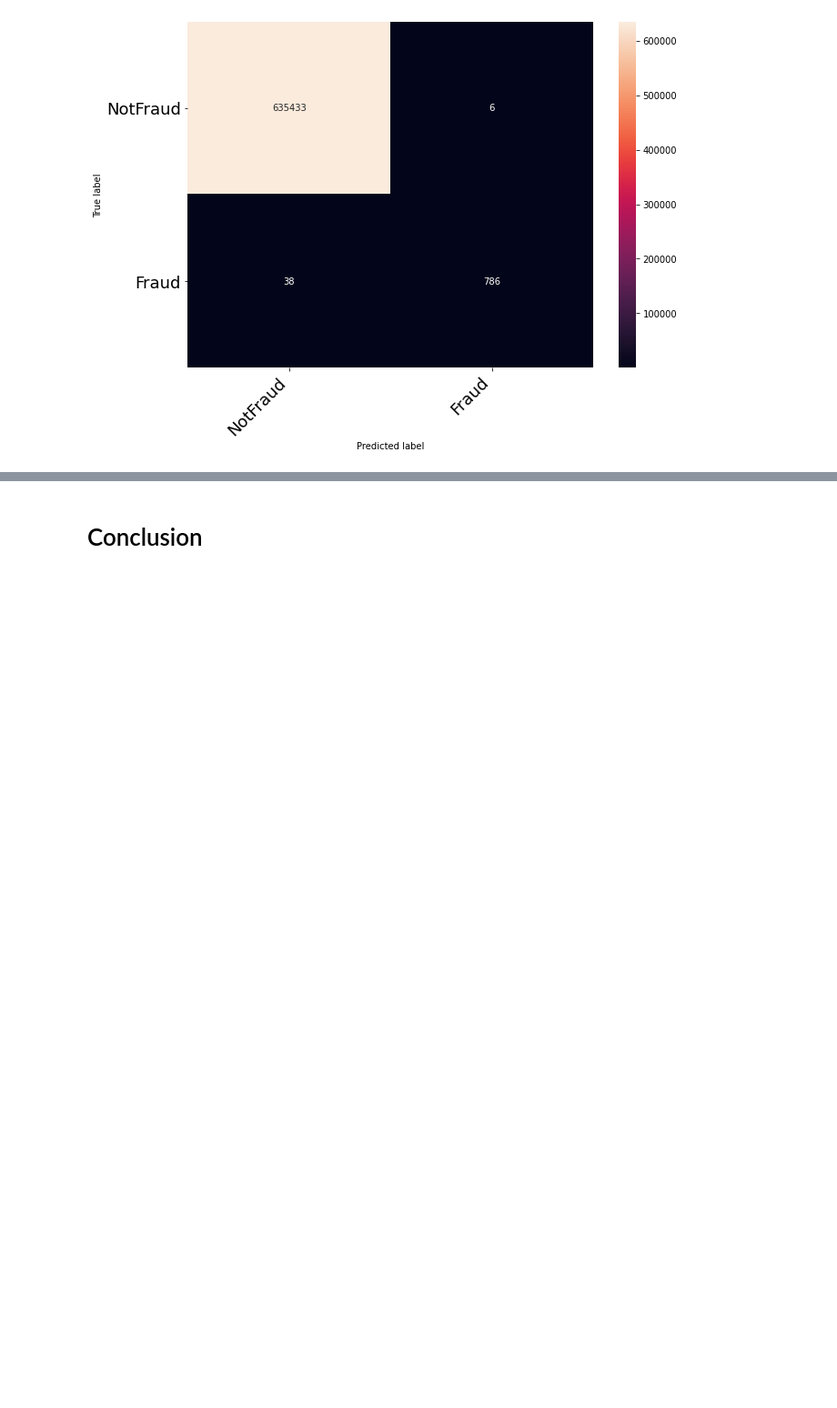
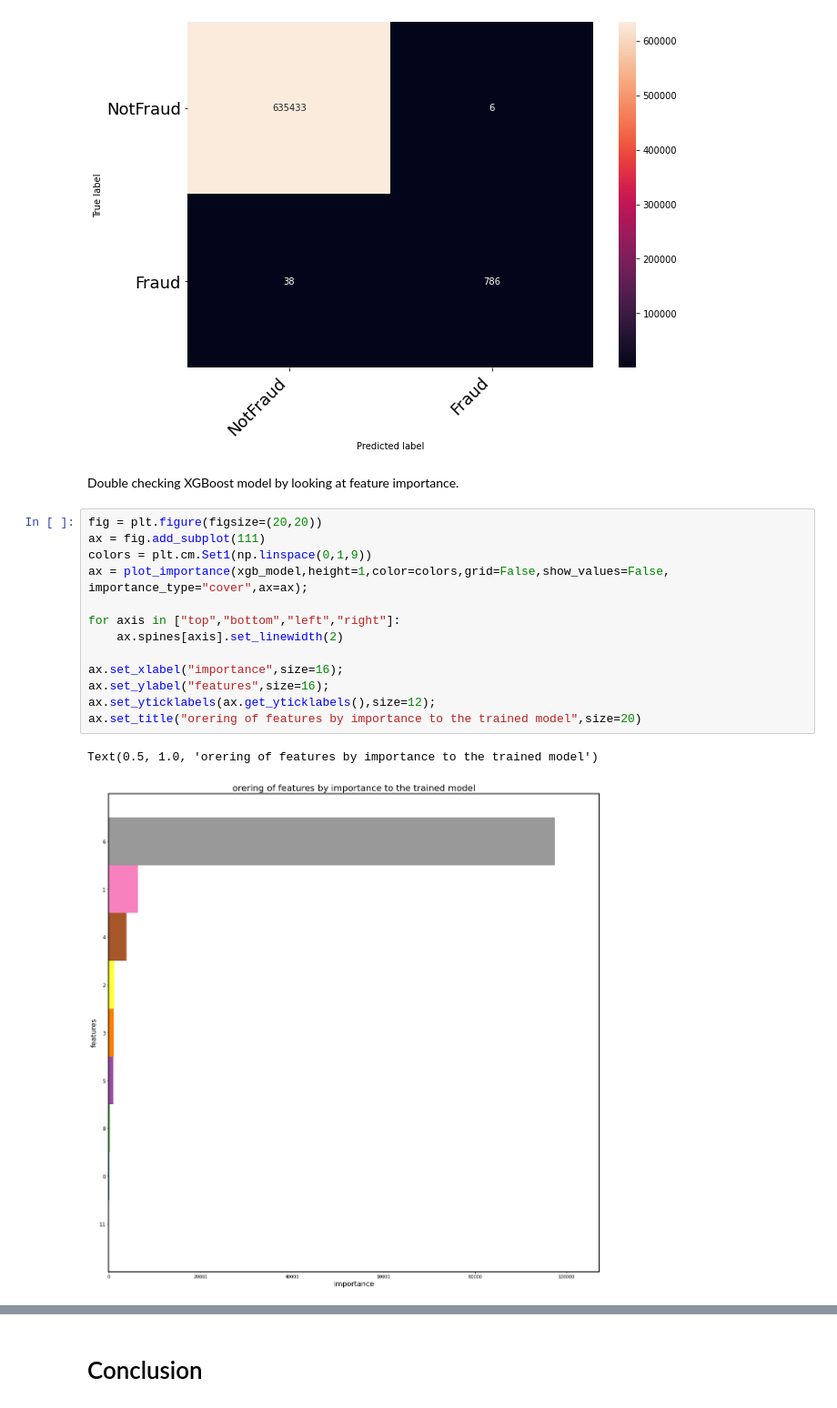
Before and after one commit to michael-a-green/Metis_Project3, a Jupyter notebook: Source/Project3_Final.ipynb, the cells around one changed output, grey strips where cells are left out. Shown at 91% size. Saved outputs shown, nothing was run; the diff lists cells and outputs as text; blank space fills up the shorter version.

```diff
--- a/Source/Project3_Final.ipynb
+++ b/Source/Project3_Final.ipynb
@@ -1101,3 +1143,21 @@ conf_matrix = confusion_matrix(y_true=Y_test, y_pred=Y_pred)
 cm = print_confusion_matrix(conf_matrix,target_names)
 # %% [output]
 [figure]
+# %% [markdown]
+Double checking XGBoost model by looking at feature importance.
+# %%
+fig = plt.figure(figsize=(20,20))
+ax = fig.add_subplot(111)
+colors = plt.cm.Set1(np.linspace(0,1,9))
+ax = plot_importance(xgb_model,height=1,color=colors,grid=False,show_values=False, importance_type="cover",ax=ax);
+
+for axis in ["top","bottom","left","right"]:
+    ax.spines[axis].set_linewidth(2)
+
+ax.set_xlabel("importance",size=16);
+ax.set_ylabel("features",size=16);
+ax.set_yticklabels(ax.get_yticklabels(),size=12);
+ax.set_title("orering of features by importance to the trained model",size=20)
+# %% [output]
+Text(0.5, 1.0, 'orering of features by importance to the trained model')
+[figure, added]
```
Also changed, not shown: parts of 18 cells of this notebook.
